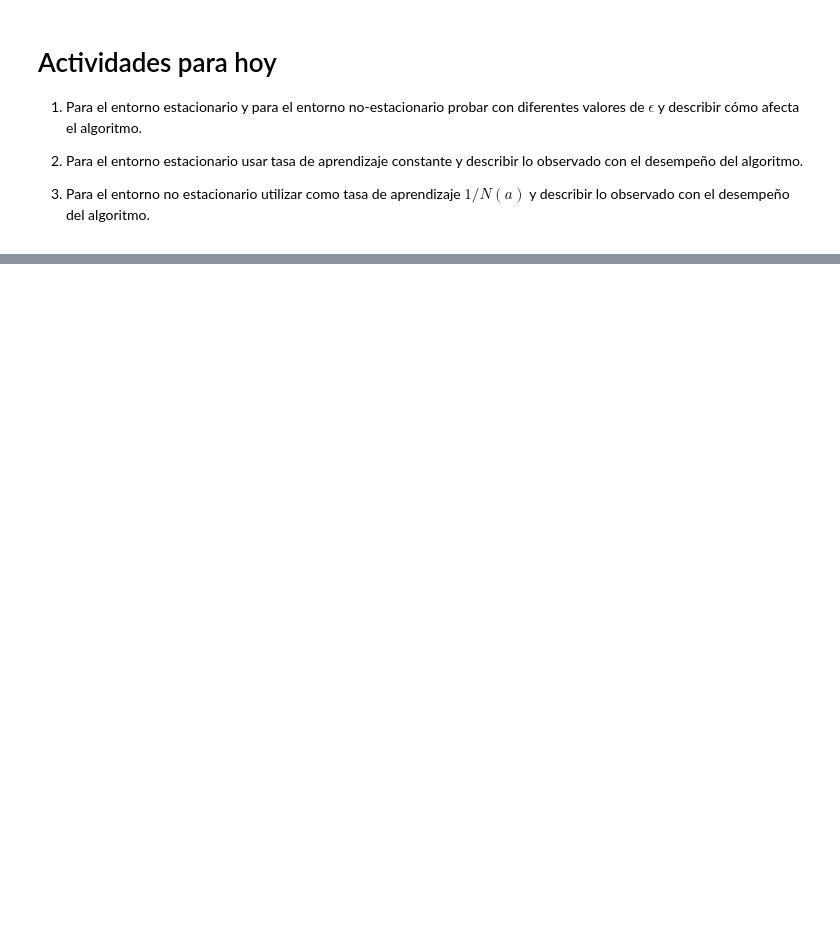
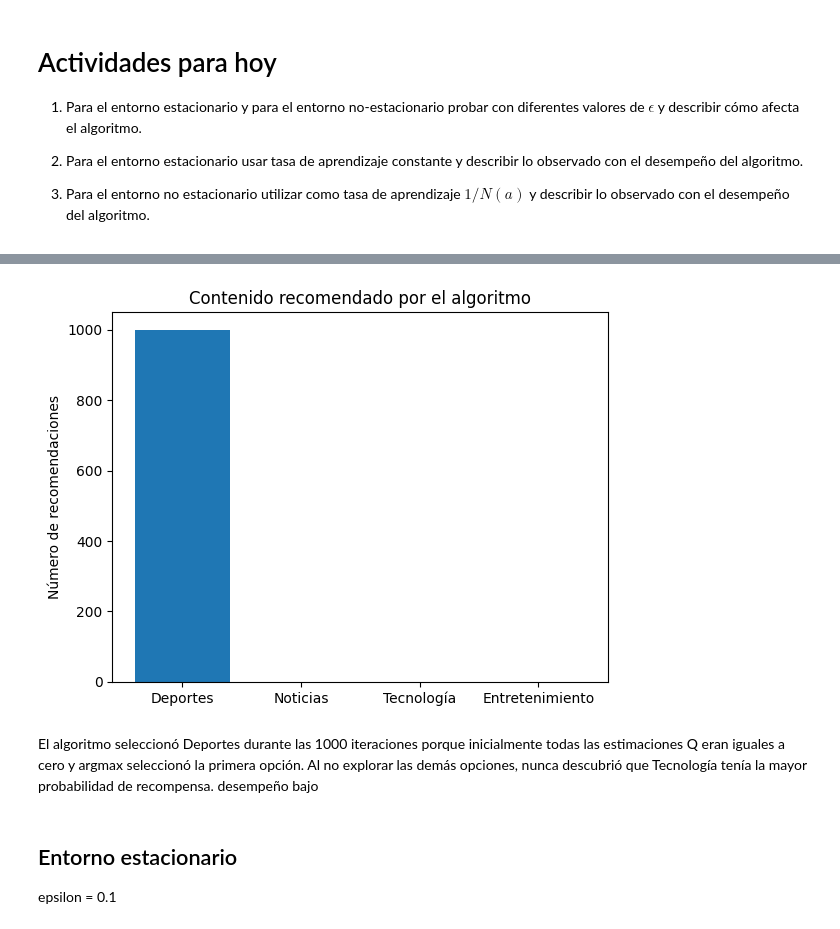
Before and after one commit to gapalfaro-cmyk/gapalfaro-cmyk-Proyecto-de-fin-de-modulo-7.3---Alfaro-Badillo-Cruz-Perez-Rupit-, a Jupyter notebook: Tarea 3.2_Alfaro_Badillo_Cruz_Perez_Rupit.ipynb, the cells around one changed output, grey strips where cells are left out. Cells and saved outputs as stored; diff of their text form; code cells hidden in the pictures; blank space fills up the shorter version.

```diff
--- a/Tarea 3.2_Alfaro_Badillo_Cruz_Perez_Rupit.ipynb
+++ b/Tarea 3.2_Alfaro_Badillo_Cruz_Perez_Rupit.ipynb
@@ -15,3 +89,17 @@ Tares 3.2
+# %%
+counts = [actions.count(i) for i in range(n_actions)]
+
+plt.bar(content, counts)
+plt.ylabel("Número de recomendaciones")
+plt.title("Contenido recomendado por el algoritmo")
+plt.show()
+# %% [output]
+[figure, added]
+# %% [markdown]
+El algoritmo seleccionó Deportes durante las 1000 iteraciones porque inicialmente todas las estimaciones Q eran iguales a cero y argmax seleccionó la primera opción. Al no explorar las demás opciones, nunca descubrió que Tecnología tenía la mayor probabilidad de recompensa. desempeño bajo
+# %% [markdown]
+## Entorno estacionario
+epsilon = 0.1
 # %%
 import numpy as np
 import matplotlib.pyplot as plt
```
Also changed, not shown: parts of 67 cells of this notebook.
